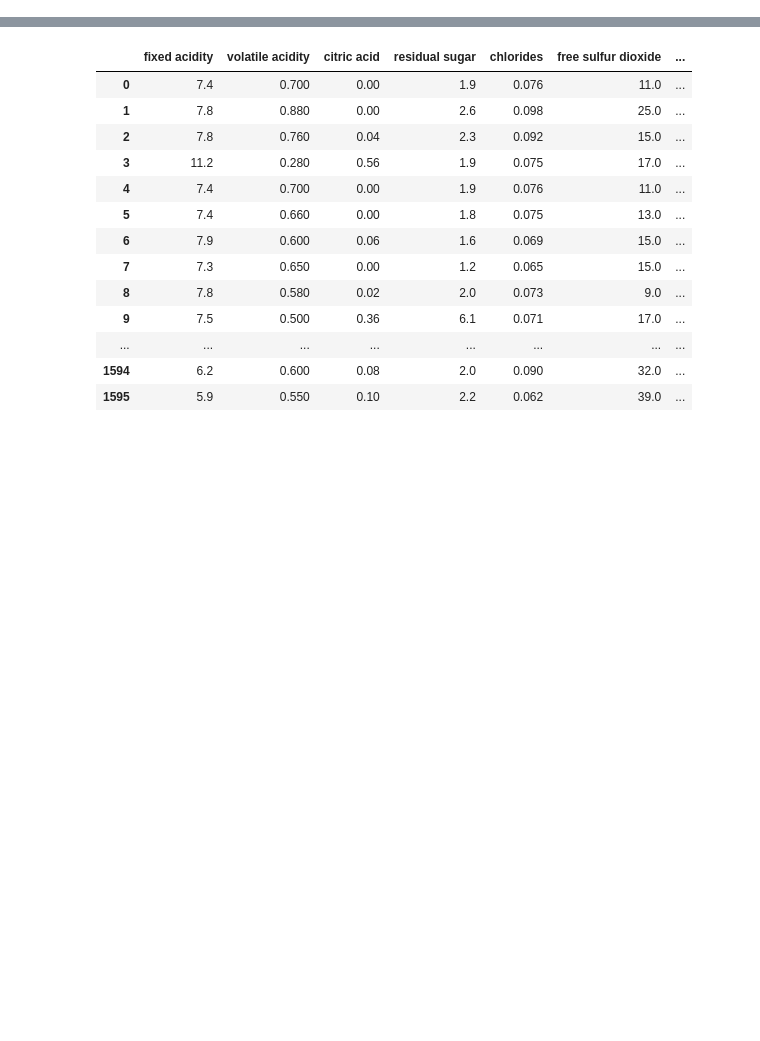
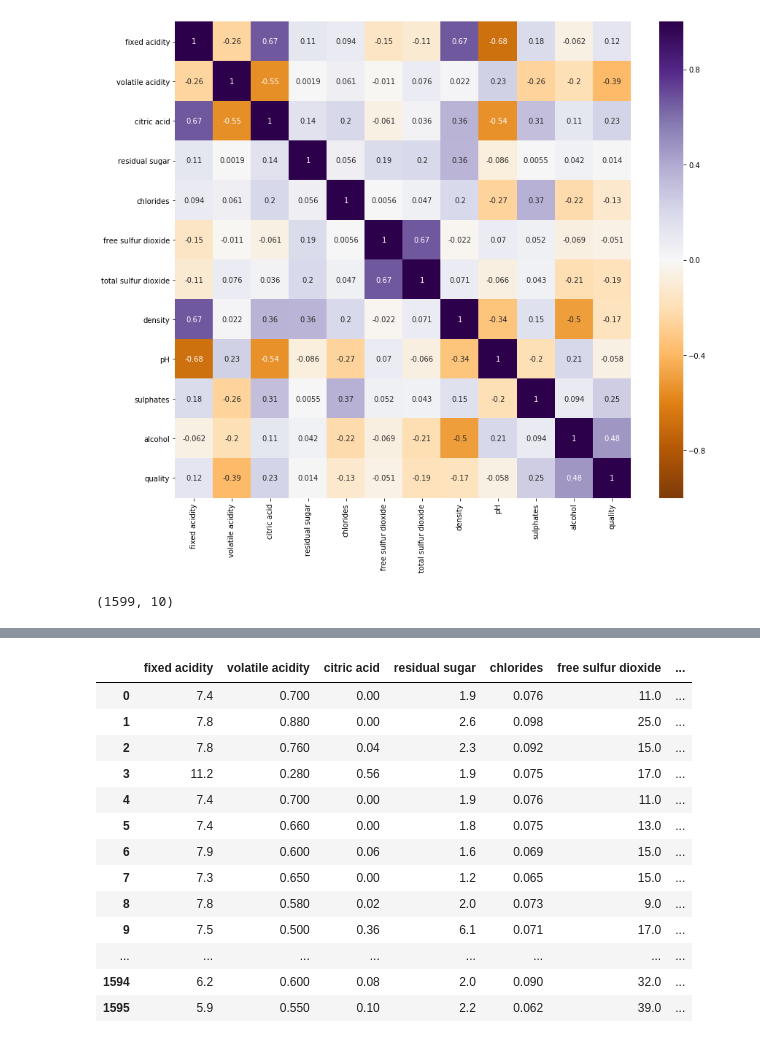
Before and after one commit to ashraymallesh/logistic-lda, a Jupyter notebook: test-notebook.ipynb, the cells around one changed output, grey strips where cells are left out. Saved outputs shown, nothing was run; the diff lists cells and outputs as text; code cells hidden in the pictures; blank space fills up the shorter version.

```diff
--- a/test-notebook.ipynb
+++ b/test-notebook.ipynb
@@ -1,11 +1,17 @@
 # %%
+import numpy as np
+import pandas as pd
+import matplotlib.pyplot as plt
+import seaborn as sns
+%matplotlib inline
+
 #Data cleaning and preprocessing
-winedf = pd.read_csv("winequality-red.csv", sep=';')
+winedf = pd.read_csv("datasets/winequality-red.csv", sep=';')
 wineData = winedf.to_numpy()
 wineData[:,-1] = (wineData[:,-1]>=6).astype(int) #convert 6+ to 1 and <5 to 0
 wineData = wineData/wineData.max(axis=0) #normalize data
 
-bcdf = pd.read_csv("breast-cancer-wisconsin.data", sep=',', header=None)
+bcdf = pd.read_csv("datasets/breast-cancer-wisconsin.data", sep=',', header=None)
 bcdf.columns = ['Sample Code Number', 'Clump Thickness', 'Uniformity of Cell Size', 'Uniformity of Cell Shape',
                 'Marginal Adhesion', 'Single Epithelial Cell Size', 'Bare Nuclei', 'Bland Chromatin',
                 'Normal Nucleoli', 'Mitoses', 'Class']
@@ -17,0 +40,7 @@ bcData = bcData/bcData.max(axis=0) #normalize data
+# %%
+correlation = winedf.corr()
+# display(correlation)
+plt.figure(figsize=(14, 12))
+heatmap = sns.heatmap(correlation, annot=True, linewidths=0, vmin=-1, cmap="PuOr")
+# %% [output]
+[figure, added]
@@ -17,0 +49,4 @@ bcData = bcData/bcData.max(axis=0) #normalize data
+# %%
+wineData.shape
+# %% [output]
+(1599, 10)
```
Also changed, not shown: parts of 35 cells of this notebook, 5 other files.
